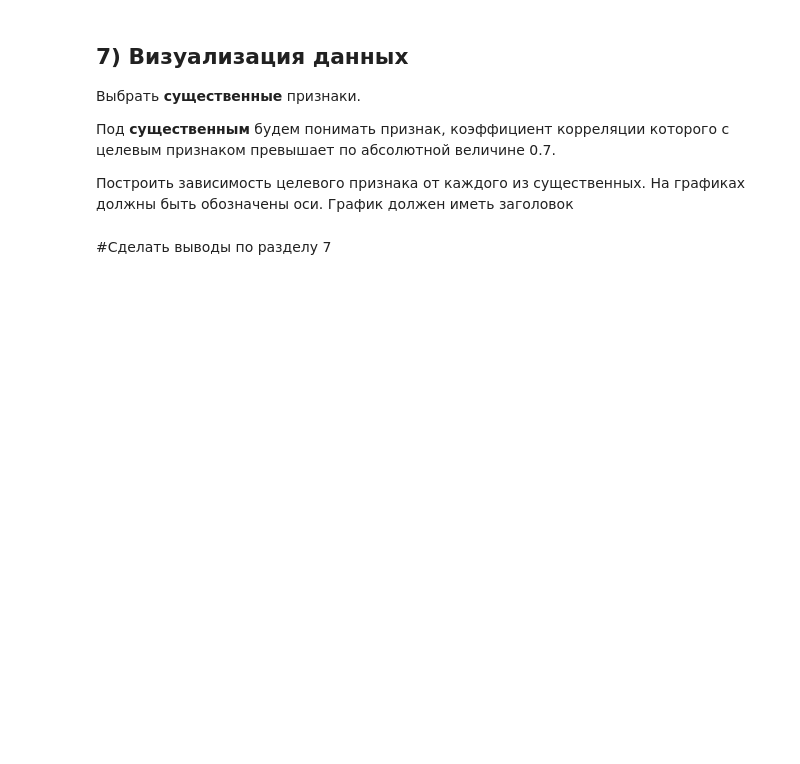
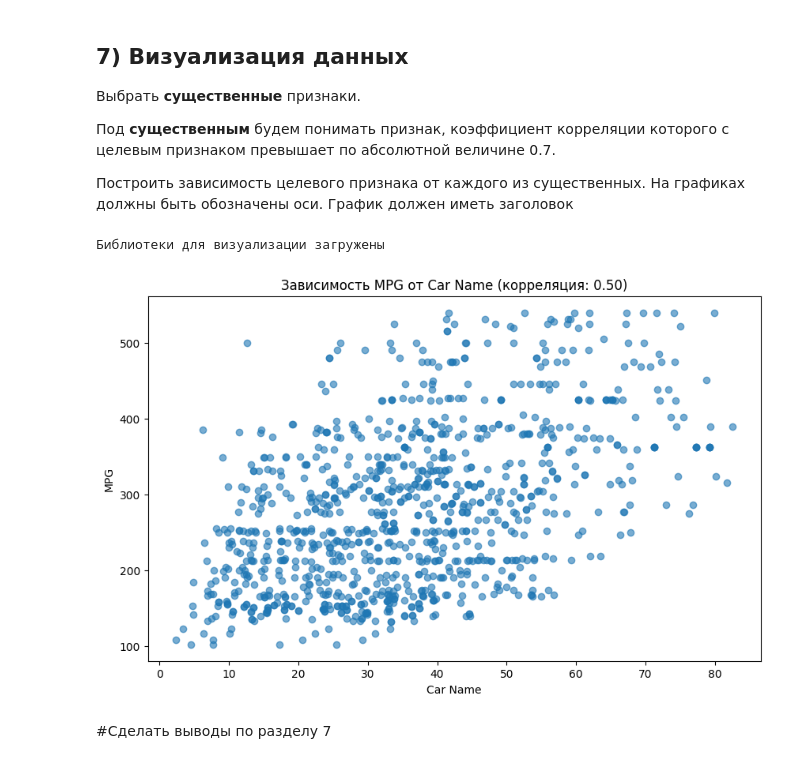
Before and after one commit to Am1rTl/Info, a Jupyter notebook: Сoncrete.ipynb, the cells around one changed output. Cells and saved outputs as stored; diff of their text form; code cells hidden in the pictures; blank space fills up the shorter version.

```diff
--- a/Сoncrete.ipynb
+++ b/Сoncrete.ipynb
@@ -190,3 +186,21 @@ Name: mpg, dtype: float64
+# %%
+# импортировать библиотеку seaborn
+import seaborn as sns
+import matplotlib.pyplot as plt
+print("Библиотеки для визуализации загружены")
+# %% [output]
+Библиотеки для визуализации загружены
+# %%
+# Построить первый график для наиболее коррелирующего признака - car_name
+# Поскольку нет признаков с |корреляцией| > 0.7, используем наиболее коррелирующие
+plt.figure(figsize=(10, 6))
+plt.scatter(df['car_name'], df['mpg'], alpha=0.6)
+plt.xlabel('Car Name')
+plt.ylabel('MPG')
+plt.title('Зависимость MPG от Car Name (корреляция: 0.50)')
+plt.show()
+# %% [output]
+[figure, added]
 # %%
 # Построить второй график.
 # %%
```
Also changed, not shown: parts of 2 cells of this notebook.
